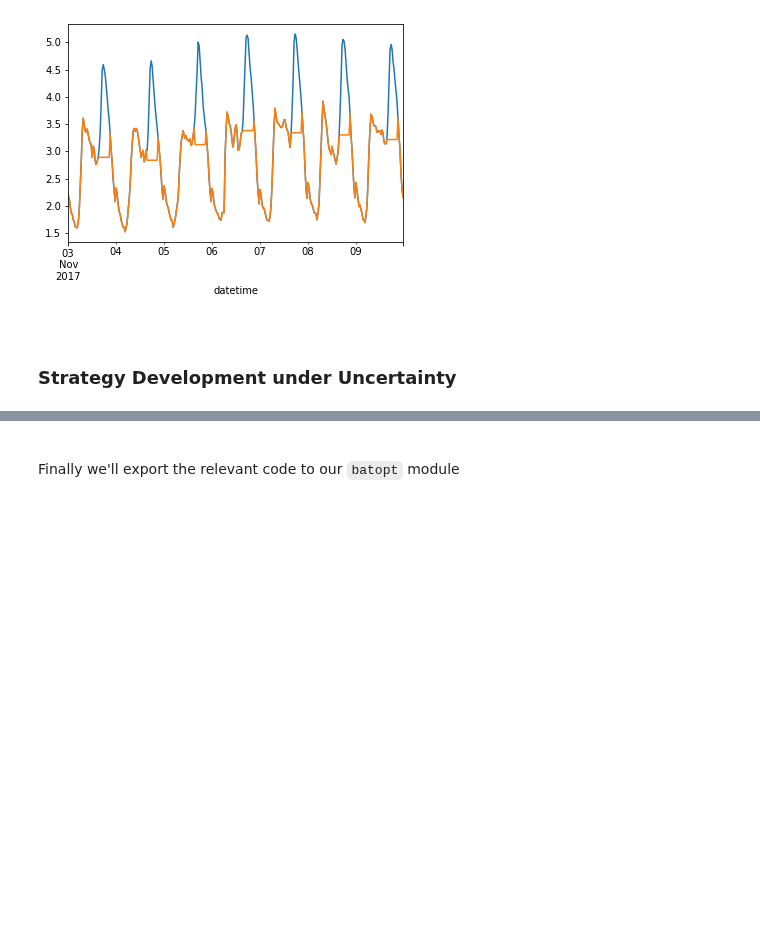
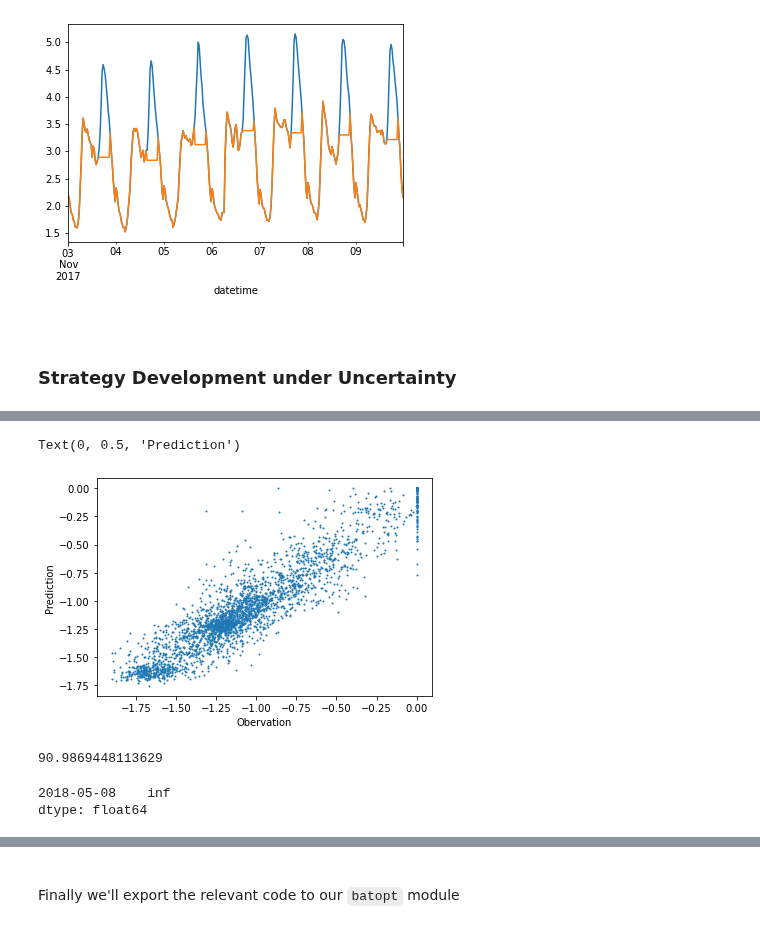
Before and after one commit to AyrtonB/WPD-DS-Challenge, a Jupyter notebook: nbs/02-battery-discharge.ipynb, the cells around one changed output, grey strips where cells are left out. Drawn from its saved outputs; the diff is of its cells as text; code cells hidden in the pictures; blank space fills up the shorter version.

```diff
--- a/nbs/02-battery-discharge.ipynb
+++ b/nbs/02-battery-discharge.ipynb
@@ -367,0 +416,8 @@ s_demand.iloc[:48*7].plot()
+# %%
+plt.scatter(df_pred['true'], df_pred['pred'], s=1)
+
+plt.xlabel('Obervation')
+plt.ylabel('Prediction')
+# %% [output]
+Text(0, 0.5, 'Prediction')
+[figure, added]
@@ -368,2 +434,13 @@ s_demand.iloc[:48*7].plot()
+# %%
+pct_of_max_possible_reduction = 100*s_new_peak_reduction.replace(np.inf, 0).mean()/s_optimal_peak_reduction.mean()
+
+pct_of_max_possible_reduction
+# %% [output]
+90.9869448113629
+# %%
+s_new_peak_reduction[~np.isfinite(s_new_peak_reduction)]
+# %% [output]
+2018-05-08    inf
+dtype: float64
 # %%
 # could use public holiday data
```
Also changed, not shown: parts of 30 cells of this notebook, 2 other files.
